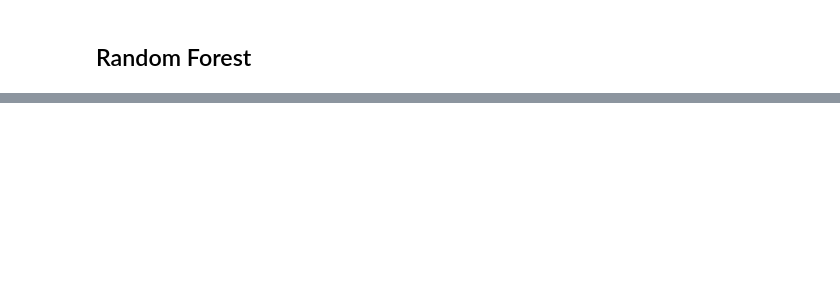
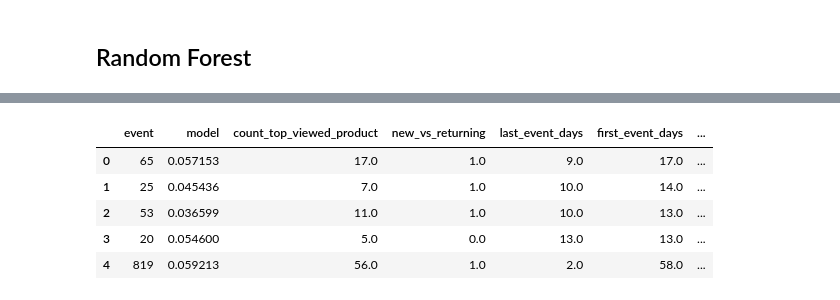
Before and after one commit to bauticanavese/Datos-Tps, a Jupyter notebook: TP2/calculos/RandomForest.ipynb, the cells around one changed output, grey strips where cells are left out. Drawn from its saved outputs; the diff is of its cells as text; code cells hidden in the pictures; blank space fills up the shorter version.

```diff
--- a/TP2/calculos/RandomForest.ipynb
+++ b/TP2/calculos/RandomForest.ipynb
@@ -18,3 +14,7 @@ personas = pd.read_csv('test/data-per-person2.csv')
+# %%
+training = pd.read_csv('test/training-person2.csv').fillna(0)
+test = pd.read_csv('test/test-person2.csv').fillna(0)
+sumbit = test['person'].to_frame()
 # %%
 RANDOM_SEED = 12
 TEST_SIZE_PERCENT = 0.1
@@ -25,4 +20,0 @@ personas.shape
-# %%
-# Labels para cada set
-training = pd.read_csv('../data/labels_training_set.csv')
-test = pd.read_csv('../data/trocafone_kaggle_test.csv')
@@ -113,0 +198,9 @@ test.to_csv('test/sumbit-2.csv', index=False)
+# %%
+training.head()
+# %% [output]
+|  | event | model | count_top_viewed_product | new_vs_returning | last_event_days | first_event_days | ... |
+| 0 | 65 | 0.057153 | 17.0 | 1.0 | 9.0 | 17.0 | ... |
+| 1 | 25 | 0.045436 | 7.0 | 1.0 | 10.0 | 14.0 | ... |
+| 2 | 53 | 0.036599 | 11.0 | 1.0 | 10.0 | 13.0 | ... |
+| 3 | 20 | 0.054600 | 5.0 | 0.0 | 13.0 | 13.0 | ... |
+| 4 | 819 | 0.059213 | 56.0 | 1.0 | 2.0 | 58.0 | ... |
```
Also changed, not shown: parts of 16 cells of this notebook, 2 other files.
